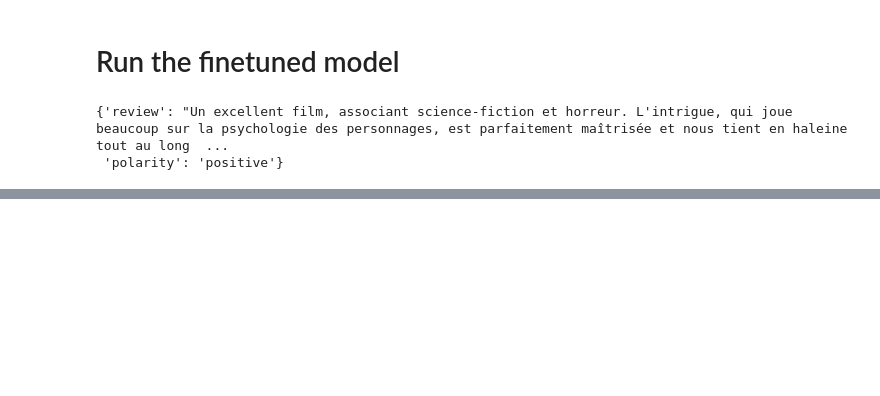
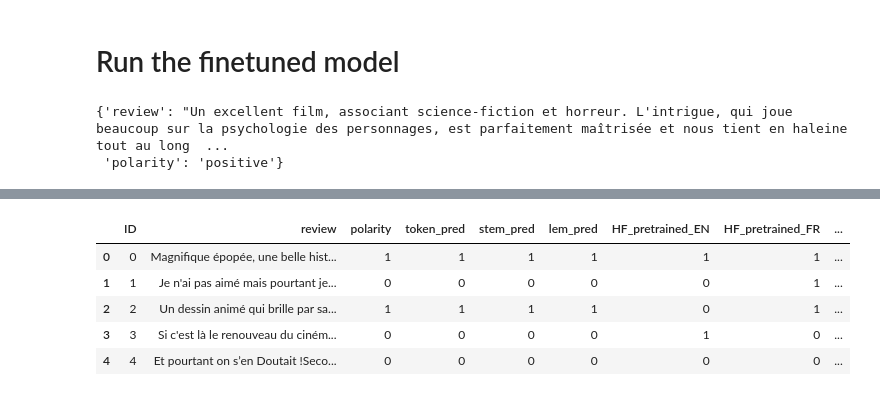
Before and after one commit to Vachonni/TrainingNLP, a Jupyter notebook: notebooks/FormationNLP-GenAI_Peft_Mistral.ipynb, the cells around one changed output, grey strips where cells are left out. Drawn from its saved outputs; the diff is of its cells as text; code cells hidden in the pictures; blank space fills up the shorter version.

```diff
--- a/notebooks/FormationNLP-GenAI_Peft_Mistral.ipynb
+++ b/notebooks/FormationNLP-GenAI_Peft_Mistral.ipynb
@@ -403,6 +418,12 @@ token_val_data[0]
 # %%
-def make_predictions(prompt, model, generation_config):
-  encoding = tokenizer(prompt, return_tensors="pt").to(device)
+def predict_sentiment(review, model=model, generation_config=generation_config, format_prompt=True, verbose=False):
+
+  if format_prompt:
+    prompt = generate_INST_prompt(review)
+  else:
+    prompt = review
+
+  encoding = tokenizer(prompt, return_tensors="pt").to("cuda:0")
 
   with torch.inference_mode():
     outputs = model.generate(
@@ -411,6 +432,13 @@ def make_predictions(prompt, model, generation_config):
         **encoding,
         generation_config = generation_config
     )
-  all_words = tokenizer.decode(outputs[0], skip_special_tokens=True)
-  print(all_words)
-  return outputs
+  if verbose:
+    print(outputs[0])
+    print(tokenizer.decode(outputs[0], skip_special_tokens=False))
+
+  if outputs[0][-3].item() == 1065 and outputs[0][-2].item() == 2468:
+    return 1
+  elif outputs[0][-2].item() == 23238:
+    return 0
+  else:
+    return None
@@ -455,0 +520,9 @@ CommitInfo(commit_url='https://huggingface.co/vachonni/FormationNLP-GenAi-Peft-M
+# %%
+test_data['HF_GenAI_Peft_Mistral'] = None
+bunch = 100
+for i in range(0, len(test_data), bunch):
+    print(f'\nIteration : {i} / {len(test_data)}')
+    test_data.loc[i:i+bunch, 'HF_GenAI_Peft_Mistral'] = test_data.loc[i:i+bunch, 'review'].apply(predict_sentiment)
+    # Save predictions
+    print(f'\nSaving predictions in {config.base_dir + "/Data/HF_GenAI_Peft_Mistral.csv"}')
+    test_data.to_csv(config.base_dir + '/Data/TEMP_HF_GenAI_Peft_Mistral.csv', index=False)
@@ -455,0 +548,20 @@ CommitInfo(commit_url='https://huggingface.co/vachonni/FormationNLP-GenAi-Peft-M
+# %%
+test_data = test_data.astype({'HF_GenAI_Peft_Mistral': 'int'})
+
+# Check if pred_test_data.csv exists
+if os.path.exists(config.base_dir + '/Data/pred_test_data.csv'):
+    # If exists, read it and update it with new predictions
+    pred_test_data = pd.read_csv(config.base_dir + '/Data/pred_test_data.csv')
+    pred_test_data['HF_GenAI_Peft_Mistral'] = test_data['HF_GenAI_Peft_Mistral']
+else:
+    # If not, create it
+    test_data.to_csv(config.base_dir + '/Data/pred_test_data.csv', index=False)
+
+pred_test_data.head()
+# %% [output]
+|  | ID | review | polarity | token_pred | stem_pred | lem_pred | HF_pretrained_EN | HF_pretrained_FR | ... |
+| 0 | 0 | Magnifique épopée, une belle hist... | 1 | 1 | 1 | 1 | 1 | 1 | ... |
+| 1 | 1 | Je n'ai pas aimé mais pourtant je... | 0 | 0 | 0 | 0 | 0 | 1 | ... |
+| 2 | 2 | Un dessin animé qui brille par sa... | 1 | 1 | 1 | 1 | 0 | 1 | ... |
+| 3 | 3 | Si c'est là le renouveau du ciném... | 0 | 0 | 0 | 0 | 1 | 0 | ... |
+| 4 | 4 | Et pourtant on s’en Doutait !Seco... | 0 | 0 | 0 | 0 | 0 | 0 | ... |
```
Also changed, not shown: parts of 34 cells of this notebook, 2 other files.
